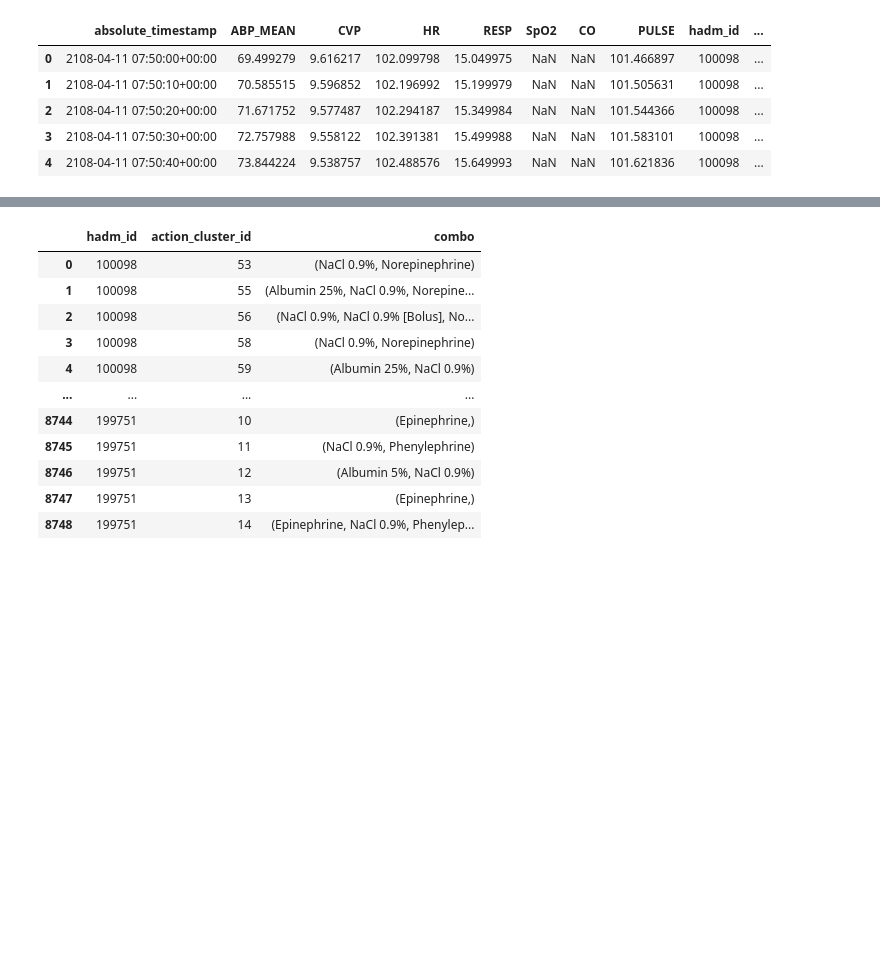
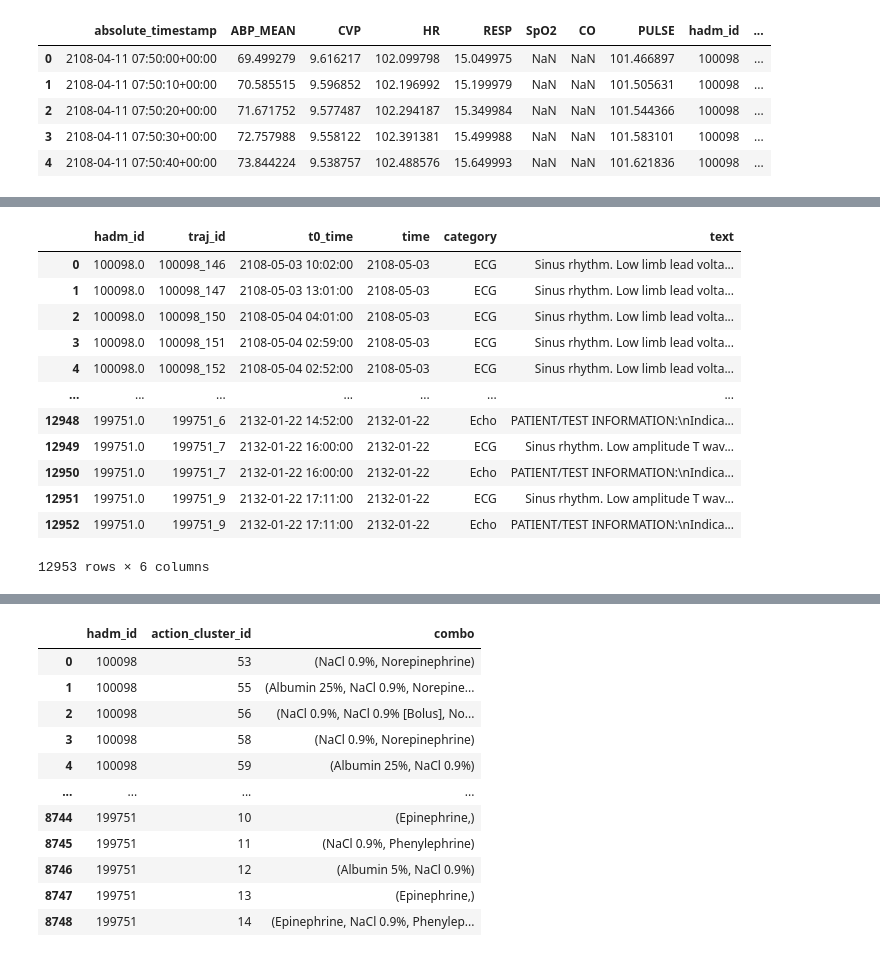
Before and after one commit to rickconci/Counterfactual_ICU, a Jupyter notebook: src_new/notebooks/data_clarification.ipynb, the cells around one changed output, grey strips where cells are left out. Saved outputs shown, nothing was run; the diff lists cells and outputs as text; code cells hidden in the pictures; blank space fills up the shorter version.

```diff
--- a/src_new/notebooks/data_clarification.ipynb
+++ b/src_new/notebooks/data_clarification.ipynb
@@ -2108,0 +2667,16 @@ wf_10s_smoothed_despiked.head()
+# %%
+closest_notes
+# %% [output]
+|  | hadm_id | traj_id | t0_time | time | category | text |
+| 0 | 100098.0 | 100098_146 | 2108-05-03 10:02:00 | 2108-05-03 | ECG | Sinus rhythm. Low limb lead volta... |
+| 1 | 100098.0 | 100098_147 | 2108-05-03 13:01:00 | 2108-05-03 | ECG | Sinus rhythm. Low limb lead volta... |
+| 2 | 100098.0 | 100098_150 | 2108-05-04 04:01:00 | 2108-05-03 | ECG | Sinus rhythm. Low limb lead volta... |
+| 3 | 100098.0 | 100098_151 | 2108-05-04 02:59:00 | 2108-05-03 | ECG | Sinus rhythm. Low limb lead volta... |
+| 4 | 100098.0 | 100098_152 | 2108-05-04 02:52:00 | 2108-05-03 | ECG | Sinus rhythm. Low limb lead volta... |
+| ... | ... | ... | ... | ... | ... | ... |
+| 12948 | 199751.0 | 199751_6 | 2132-01-22 14:52:00 | 2132-01-22 | Echo | PATIENT/TEST INFORMATION:\nIndica... |
+| 12949 | 199751.0 | 199751_7 | 2132-01-22 16:00:00 | 2132-01-22 | ECG | Sinus rhythm. Low amplitude T wav... |
+| 12950 | 199751.0 | 199751_7 | 2132-01-22 16:00:00 | 2132-01-22 | Echo | PATIENT/TEST INFORMATION:\nIndica... |
+| 12951 | 199751.0 | 199751_9 | 2132-01-22 17:11:00 | 2132-01-22 | ECG | Sinus rhythm. Low amplitude T wav... |
+| 12952 | 199751.0 | 199751_9 | 2132-01-22 17:11:00 | 2132-01-22 | Echo | PATIENT/TEST INFORMATION:\nIndica... |
+12953 rows × 6 columns
```
Also changed, not shown: parts of 47 cells of this notebook, 15 other files.
